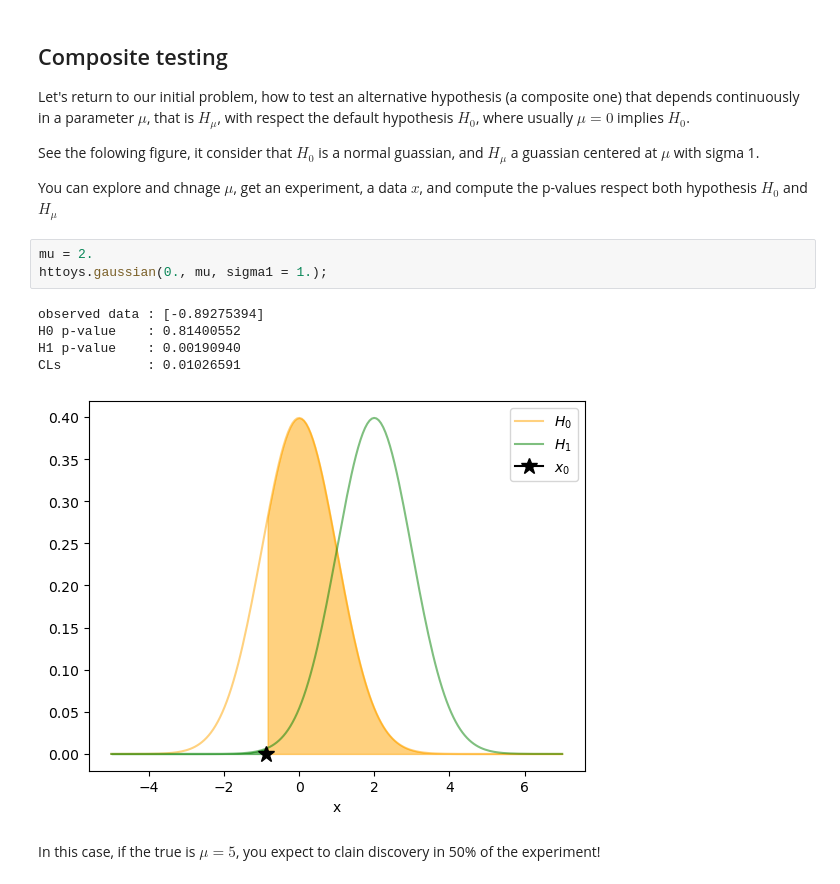
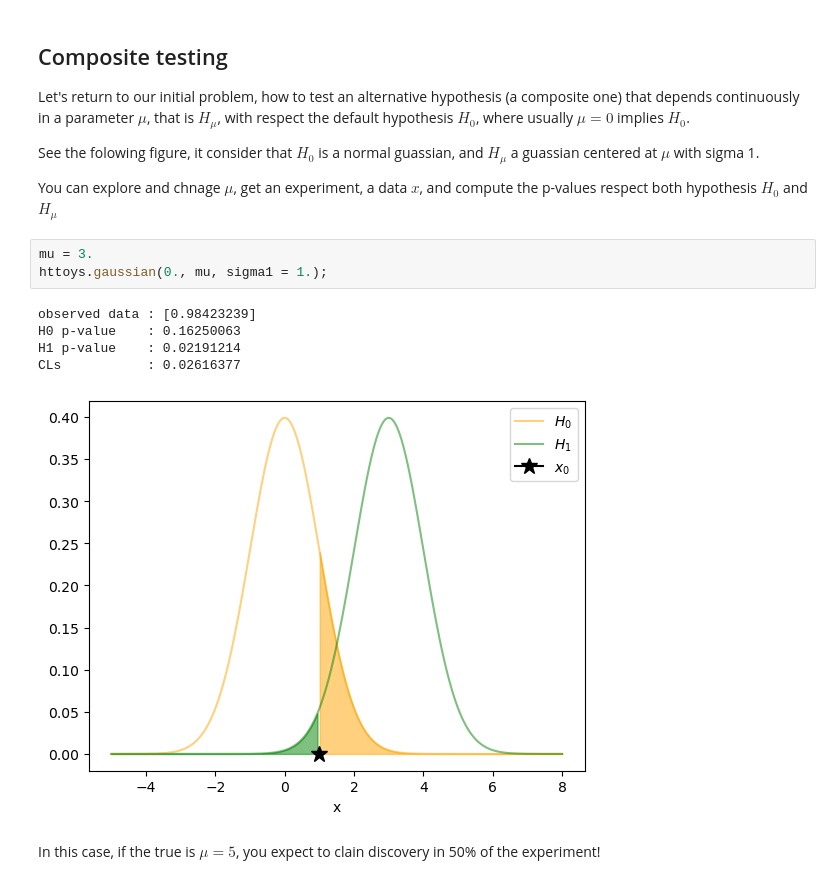
Before and after one commit to jahernando/USC-TA, a Jupyter notebook: ta_hypothesis_test_composite.ipynb, the cells around one changed output. Drawn from its saved outputs; the diff is of its cells as text.

```diff
--- a/ta_hypothesis_test_composite.ipynb
+++ b/ta_hypothesis_test_composite.ipynb
@@ -250,13 +264,13 @@ See the folowing figure, it consider that $H_0$ is a normal guassian, and $H_\mu
 
 You can explore and chnage $\mu$, get an experiment, a data $x$, and compute the p-values respect both hypothesis $H_0$ and $H_\mu$
 # %%
-mu = 2.
+mu = 3.
 httoys.gaussian(0., mu, sigma1 = 1.);
 # %% [output]
-observed data : [-0.89275394]
-H0 p-value    : 0.81400552
-H1 p-value    : 0.00190940
-CLs           : 0.01026591
+observed data : [0.98423239]
+H0 p-value    : 0.16250063
+H1 p-value    : 0.02191214
+CLs           : 0.02616377
-[figure, old version]
+[figure, new version]
 # %% [markdown]
 In this case, if the true is $\mu = 5$, you expect to clain discovery in 50% of the experiment!
```
Also changed, not shown: parts of 24 cells of this notebook, 1 other file.
